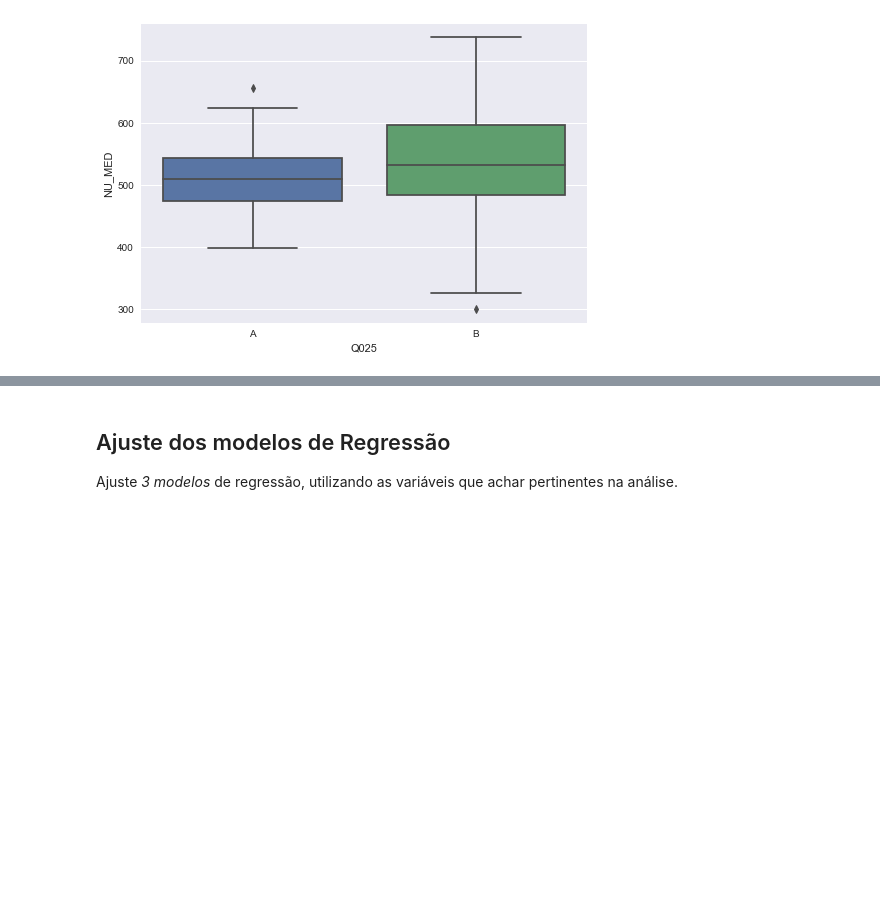
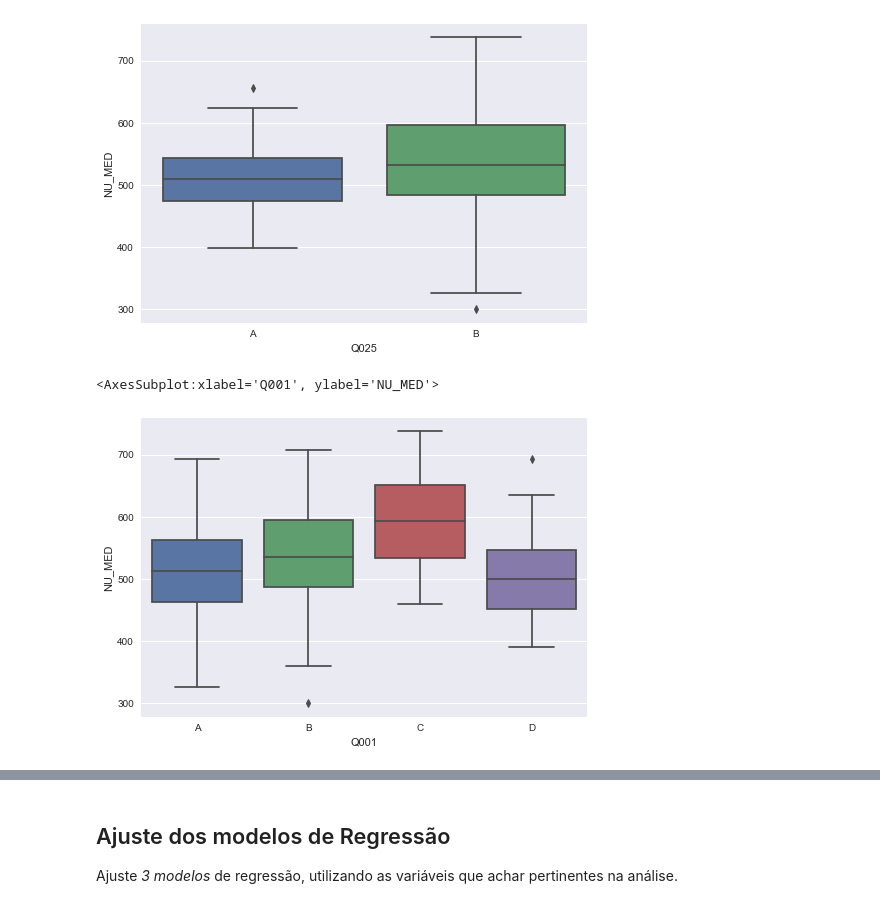
Before and after one commit to onemarcos/Tera-Jupyter-Notebook, a Jupyter notebook: Workshop Modelagem de Dados/Workshop de Modelagem.ipynb, the cells around one changed output, grey strips where cells are left out. Drawn from its saved outputs; the diff is of its cells as text; code cells hidden in the pictures; blank space fills up the shorter version.

```diff
--- a/Workshop Modelagem de Dados/Workshop de Modelagem.ipynb
+++ b/Workshop Modelagem de Dados/Workshop de Modelagem.ipynb
@@ -208,3 +208,9 @@ sns.boxplot(x ='Q025',y = 'NU_MED', data = enem)
 # %% [output]
 <AxesSubplot:xlabel='Q025', ylabel='NU_MED'>
 [figure]
+# %%
+#gera um boxplot da variavel resposta de acordo com as categorias de interesse (Escolaridade do Pai do Candidato)
+sns.boxplot(x ='Q001',y = 'NU_MED', data = enem)
+# %% [output]
+<AxesSubplot:xlabel='Q001', ylabel='NU_MED'>
+[figure, added]
```
Also changed, not shown: parts of 2 cells of this notebook.
